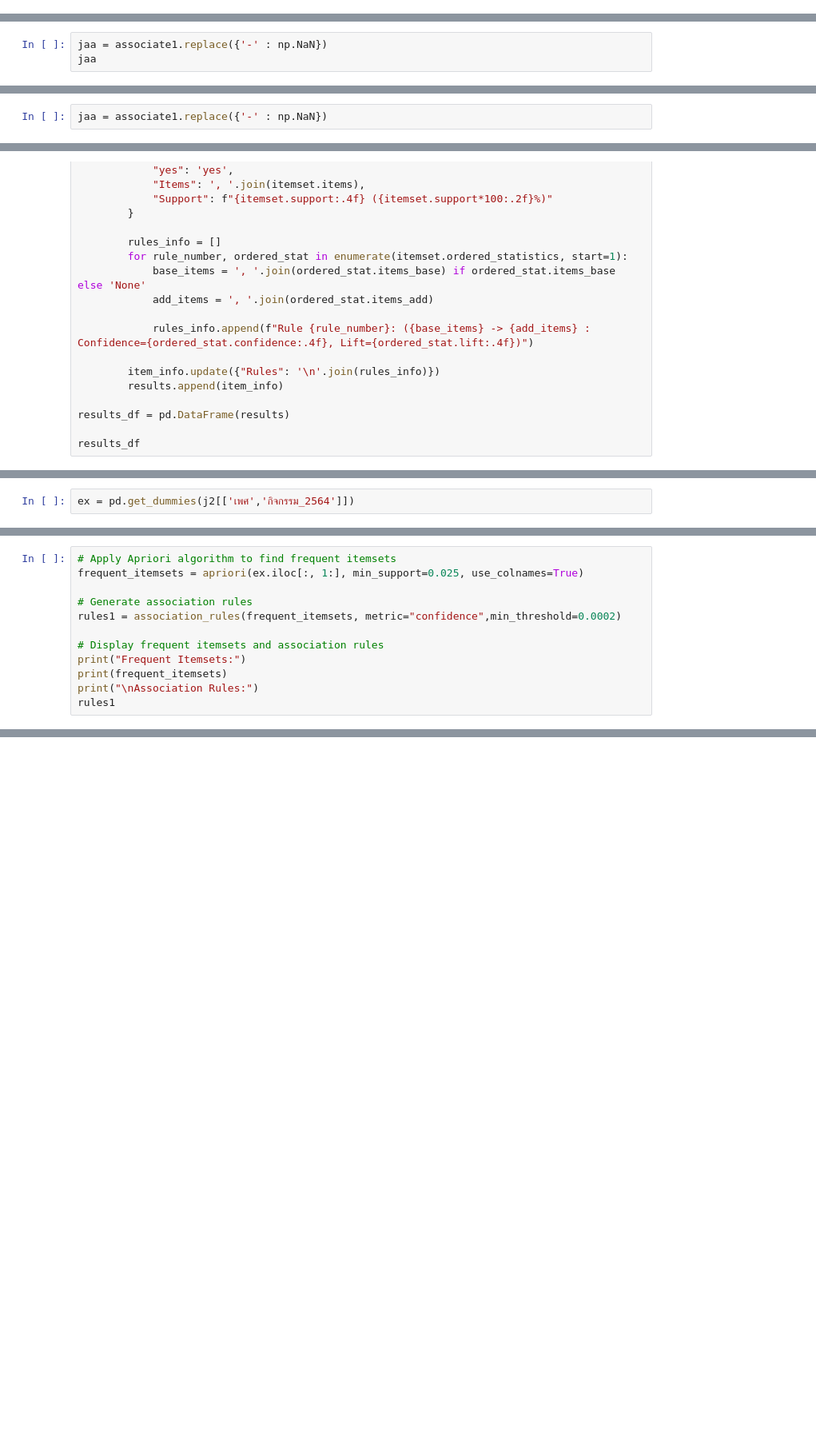
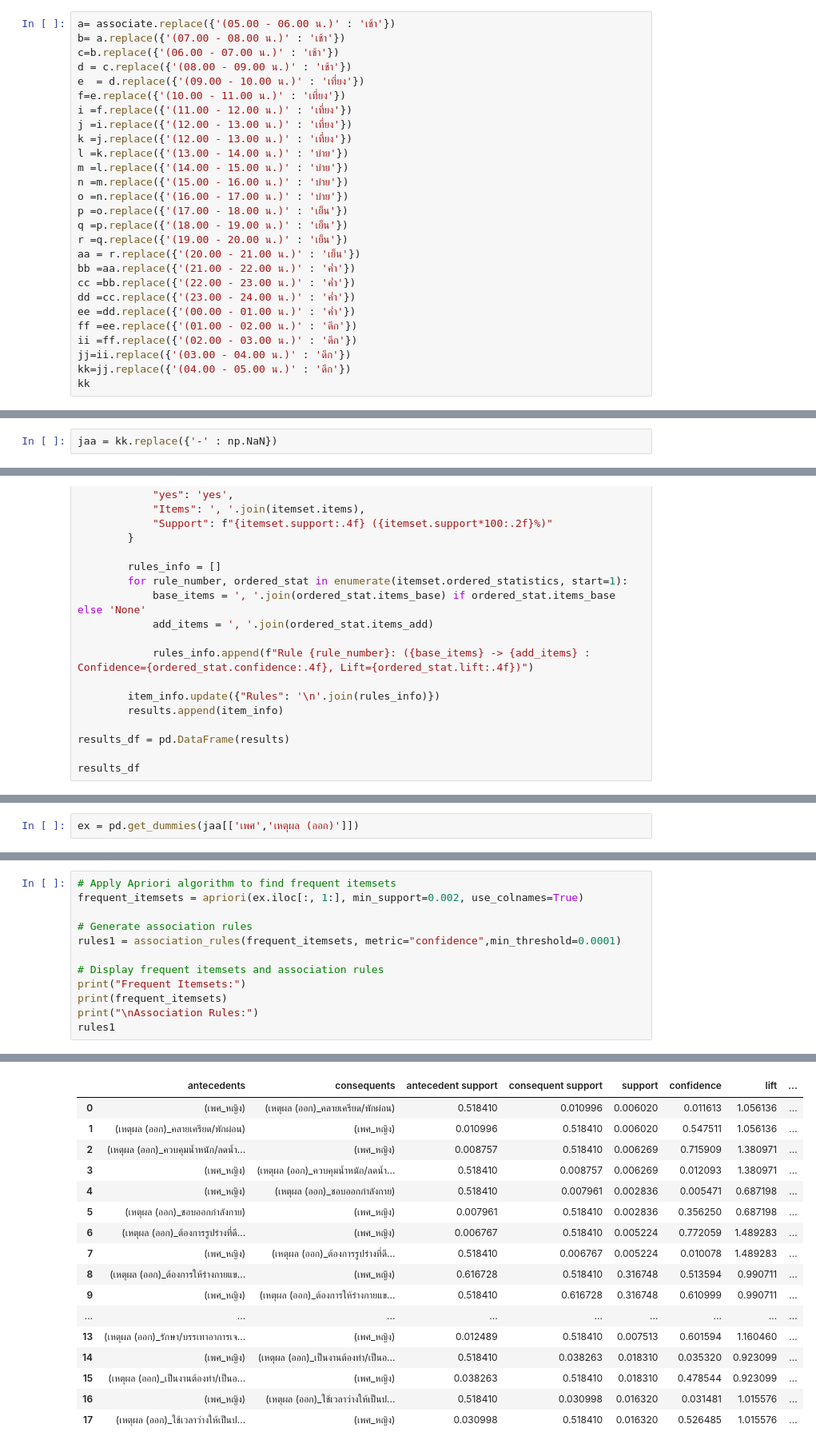
Before and after one commit to KorrawanOu/BSC_DPDM23, a Jupyter notebook: ex.ipynb, the cells around one changed output, grey strips where cells are left out. Shown: that part at 80% size. Saved outputs shown, nothing was run; the diff lists cells and outputs as text; blank space fills up the shorter version.

```diff
--- a/ex.ipynb
+++ b/ex.ipynb
@@ -714,0 +646,27 @@ associate1
+# %%
+a= associate.replace({'(05.00 - 06.00 น.)' : 'เช้า'})
+b= a.replace({'(07.00 - 08.00 น.)' : 'เช้า'})
+c=b.replace({'(06.00 - 07.00 น.)' : 'เช้า'})
+d = c.replace({'(08.00 - 09.00 น.)' : 'เช้า'})
+e  = d.replace({'(09.00 - 10.00 น.)' : 'เที่ยง'})
+f=e.replace({'(10.00 - 11.00 น.)' : 'เที่ยง'})
+i =f.replace({'(11.00 - 12.00 น.)' : 'เที่ยง'})
+j =i.replace({'(12.00 - 13.00 น.)' : 'เที่ยง'})
+k =j.replace({'(12.00 - 13.00 น.)' : 'เที่ยง'})
+l =k.replace({'(13.00 - 14.00 น.)' : 'บ่าย'})
+m =l.replace({'(14.00 - 15.00 น.)' : 'บ่าย'})
+n =m.replace({'(15.00 - 16.00 น.)' : 'บ่าย'})
+o =n.replace({'(16.00 - 17.00 น.)' : 'บ่าย'})
+p =o.replace({'(17.00 - 18.00 น.)' : 'เย็น'})
+q =p.replace({'(18.00 - 19.00 น.)' : 'เย็น'})
+r =q.replace({'(19.00 - 20.00 น.)' : 'เย็น'})
+aa = r.replace({'(20.00 - 21.00 น.)' : 'เย็น'})
+bb =aa.replace({'(21.00 - 22.00 น.)' : 'ค่ำ'})
+cc =bb.replace({'(22.00 - 23.00 น.)' : 'ค่ำ'})
+dd =cc.replace({'(23.00 - 24.00 น.)' : 'ค่ำ'})
+ee =dd.replace({'(00.00 - 01.00 น.)' : 'ค่ำ'})
+ff =ee.replace({'(01.00 - 02.00 น.)' : 'ดึก'})
+ii =ff.replace({'(02.00 - 03.00 น.)' : 'ดึก'})
+jj=ii.replace({'(03.00 - 04.00 น.)' : 'ดึก'})
+kk=jj.replace({'(04.00 - 05.00 น.)' : 'ดึก'})
+kk
@@ -715,3 +687,2 @@ associate1
 # %%
-jaa = associate1.replace({'-' : np.NaN})
-jaa
+jaa = kk.replace({'-' : np.NaN})
@@ -848,5 +689,3 @@ See the caveats in the documentation: https://pandas.pydata.org/pandas-docs/stab
-# %%
-jaa = associate1.replace({'-' : np.NaN})
 # %%
 !pip install apyori
 from apyori import apriori
@@ -951,4 +741,4 @@ j2
 # %%
-ex = pd.get_dummies(j2[['เพศ','กิจกรรม_2564']])
+ex = pd.get_dummies(jaa[['เพศ','เหตุผล (ออก)']])
 # %%
 ex
@@ -955,12 +759,13 @@ ex
 # %%
 # Apply Apriori algorithm to find frequent itemsets
-frequent_itemsets = apriori(ex.iloc[:, 1:], min_support=0.025, use_colnames=True)
+frequent_itemsets = apriori(ex.iloc[:, 1:], min_support=0.002, use_colnames=True)
 
 # Generate association rules
-rules1 = association_rules(frequent_itemsets, metric="confidence",min_threshold=0.0002)
+rules1 = association_rules(frequent_itemsets, metric="confidence",min_threshold=0.0001)
 
 # Display frequent itemsets and association rules
 print("Frequent Itemsets:")
 print(frequent_itemsets)
 print("\nAssociation Rules:")
 rules1
+# %% [output]
@@ -967,3 +789,20 @@ rules1
+|  | antecedents | consequents | antecedent support | consequent support | support | confidence | lift | ... |
+| 0 | (เพศ_หญิง) | (เหตุผล (ออก)_คลายเครียด/พักผ่อน) | 0.518410 | 0.010996 | 0.006020 | 0.011613 | 1.056136 | ... |
+| 1 | (เหตุผล (ออก)_คลายเครียด/พักผ่อน) | (เพศ_หญิง) | 0.010996 | 0.518410 | 0.006020 | 0.547511 | 1.056136 | ... |
+| 2 | (เหตุผล (ออก)_ควบคุมน้ำหนัก/ลดน้ำ... | (เพศ_หญิง) | 0.008757 | 0.518410 | 0.006269 | 0.715909 | 1.380971 | ... |
+| 3 | (เพศ_หญิง) | (เหตุผล (ออก)_ควบคุมน้ำหนัก/ลดน้ำ... | 0.518410 | 0.008757 | 0.006269 | 0.012093 | 1.380971 | ... |
+| 4 | (เพศ_หญิง) | (เหตุผล (ออก)_ชอบออกกำลังกาย) | 0.518410 | 0.007961 | 0.002836 | 0.005471 | 0.687198 | ... |
+| 5 | (เหตุผล (ออก)_ชอบออกกำลังกาย) | (เพศ_หญิง) | 0.007961 | 0.518410 | 0.002836 | 0.356250 | 0.687198 | ... |
+| 6 | (เหตุผล (ออก)_ต้องการรูปร่างที่ดี... | (เพศ_หญิง) | 0.006767 | 0.518410 | 0.005224 | 0.772059 | 1.489283 | ... |
+| 7 | (เพศ_หญิง) | (เหตุผล (ออก)_ต้องการรูปร่างที่ดี... | 0.518410 | 0.006767 | 0.005224 | 0.010078 | 1.489283 | ... |
+| 8 | (เหตุผล (ออก)_ต้องการให้ร่างกายแข... | (เพศ_หญิง) | 0.616728 | 0.518410 | 0.316748 | 0.513594 | 0.990711 | ... |
+| 9 | (เพศ_หญิง) | (เหตุผล (ออก)_ต้องการให้ร่างกายแข... | 0.518410 | 0.616728 | 0.316748 | 0.610999 | 0.990711 | ... |
+| ... | ... | ... | ... | ... | ... | ... | ... | ... |
+| 13 | (เหตุผล (ออก)_รักษา/บรรเทาอาการเจ... | (เพศ_หญิง) | 0.012489 | 0.518410 | 0.007513 | 0.601594 | 1.160460 | ... |
+| 14 | (เพศ_หญิง) | (เหตุผล (ออก)_เป็นงานต้องทำ/เป็นอ... | 0.518410 | 0.038263 | 0.018310 | 0.035320 | 0.923099 | ... |
+| 15 | (เหตุผล (ออก)_เป็นงานต้องทำ/เป็นอ... | (เพศ_หญิง) | 0.038263 | 0.518410 | 0.018310 | 0.478544 | 0.923099 | ... |
+| 16 | (เพศ_หญิง) | (เหตุผล (ออก)_ใช้เวลาว่างให้เป็นป... | 0.518410 | 0.030998 | 0.016320 | 0.031481 | 1.015576 | ... |
+| 17 | (เหตุผล (ออก)_ใช้เวลาว่างให้เป็นป... | (เพศ_หญิง) | 0.030998 | 0.518410 | 0.016320 | 0.526485 | 1.015576 | ... |
 # %%
 # Apply Apriori algorithm to find frequent itemsets
 frequent_itemsets = apriori(ex.iloc[:, 1:], min_support=0.9, use_colnames=True)
```
Also changed, not shown: parts of 58 cells of this notebook.
